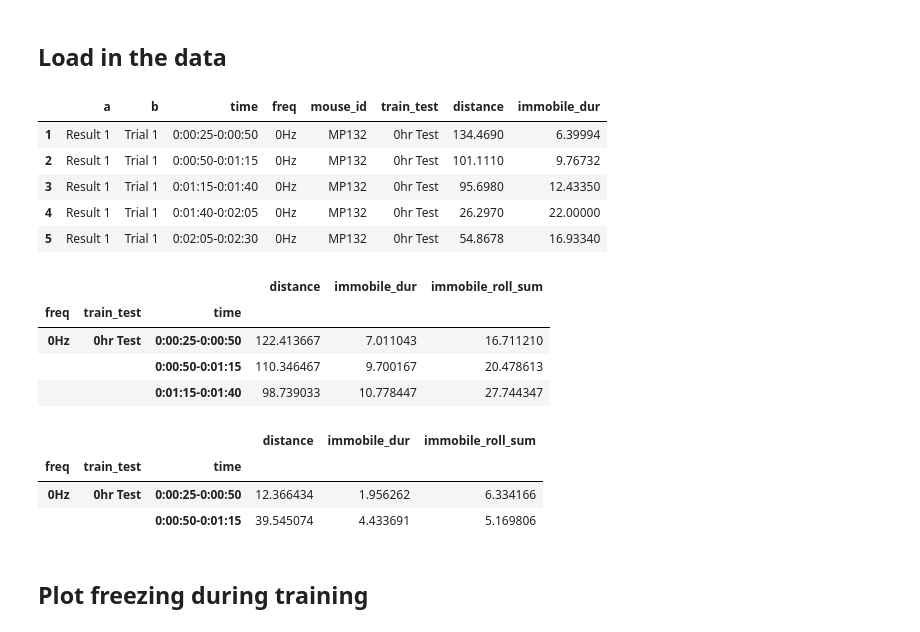
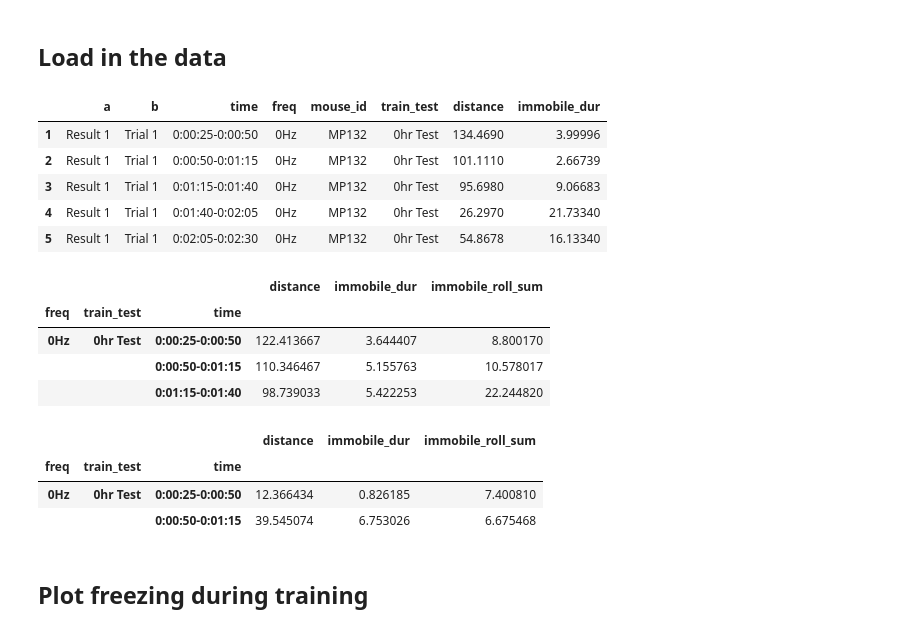
Before and after one commit to map222/MPNeuro, a Jupyter notebook: CalcRL Freezing behaviour.ipynb, the cells around one changed output. Cells and saved outputs as stored; diff of their text form; code cells hidden in the pictures.

```diff
--- a/CalcRL Freezing behaviour.ipynb
+++ b/CalcRL Freezing behaviour.ipynb
@@ -17,18 +17,18 @@ mpl.rc('lines', linewidth=3)
 # %%
 col_names = ['a', 'b', 'time', 'freq', 'mouse_id', 'train_test', 'distance', 'immobile_dur', 'c']
 #freeze_df = pd.read_csv('CalcRL freezing.csv', sep = ';', encoding='utf-16', skiprows=4, header=None)
-freeze_df = pd.read_csv('2016-Feb CalcRL frequency dependent freezing.csv', sep = ';', encoding='utf-16', skiprows=4, header=None)
+freeze_df = pd.read_csv('2016-Feb CalcRL frequency dependent freezing2.csv', sep = ';', encoding='utf-16', skiprows=4, header=None)
 freeze_df.columns = col_names
 freeze_df.drop(freeze_df.columns[-1], axis = 1, inplace=True)
 freeze_df.sort(columns = ['freq', 'train_test', 'mouse_id', 'time'], inplace=True)
 freeze_df.head()
 # %% [output]
 |  | a | b | time | freq | mouse_id | train_test | distance | immobile_dur |
-| 1 | Result 1 | Trial 1 | 0:00:25-0:00:50 | 0Hz | MP132 | 0hr Test | 134.4690 | 6.39994 |
-| 2 | Result 1 | Trial 1 | 0:00:50-0:01:15 | 0Hz | MP132 | 0hr Test | 101.1110 | 9.76732 |
-| 3 | Result 1 | Trial 1 | 0:01:15-0:01:40 | 0Hz | MP132 | 0hr Test | 95.6980 | 12.43350 |
-| 4 | Result 1 | Trial 1 | 0:01:40-0:02:05 | 0Hz | MP132 | 0hr Test | 26.2970 | 22.00000 |
-| 5 | Result 1 | Trial 1 | 0:02:05-0:02:30 | 0Hz | MP132 | 0hr Test | 54.8678 | 16.93340 |
+| 1 | Result 1 | Trial 1 | 0:00:25-0:00:50 | 0Hz | MP132 | 0hr Test | 134.4690 | 3.99996 |
+| 2 | Result 1 | Trial 1 | 0:00:50-0:01:15 | 0Hz | MP132 | 0hr Test | 101.1110 | 2.66739 |
+| 3 | Result 1 | Trial 1 | 0:01:15-0:01:40 | 0Hz | MP132 | 0hr Test | 95.6980 | 9.06683 |
+| 4 | Result 1 | Trial 1 | 0:01:40-0:02:05 | 0Hz | MP132 | 0hr Test | 26.2970 | 21.73340 |
+| 5 | Result 1 | Trial 1 | 0:02:05-0:02:30 | 0Hz | MP132 | 0hr Test | 54.8678 | 16.13340 |
 # %%
 one_min_sum = freeze_df['immobile_dur'] + np.roll(freeze_df['immobile_dur'], -1)
 freeze_df['immobile_roll_sum'] = one_min_sum
@@ -42,9 +42,9 @@ grouped_df_mean.head(3)
 # %% [output]
 |  |  |  | distance | immobile_dur | immobile_roll_sum |
 | freq | train_test | time |  |  |  |
-| 0Hz | 0hr Test | 0:00:25-0:00:50 | 122.413667 | 7.011043 | 16.711210 |
-|  |  | 0:00:50-0:01:15 | 110.346467 | 9.700167 | 20.478613 |
-|  |  | 0:01:15-0:01:40 | 98.739033 | 10.778447 | 27.744347 |
+| 0Hz | 0hr Test | 0:00:25-0:00:50 | 122.413667 | 3.644407 | 8.800170 |
+|  |  | 0:00:50-0:01:15 | 110.346467 | 5.155763 | 10.578017 |
+|  |  | 0:01:15-0:01:40 | 98.739033 | 5.422253 | 22.244820 |
 # %%
 grouped_df_std = freeze_df.groupby(['time', 'freq', 'train_test']).std()
 #grouped_df_std.drop('mouse_id', axis = 1, inplace=True)
@@ -56,8 +56,8 @@ grouped_df_std.head(2)
 # %% [output]
 |  |  |  | distance | immobile_dur | immobile_roll_sum |
 | freq | train_test | time |  |  |  |
-| 0Hz | 0hr Test | 0:00:25-0:00:50 | 12.366434 | 1.956262 | 6.334166 |
-|  |  | 0:00:50-0:01:15 | 39.545074 | 4.433691 | 5.169806 |
+| 0Hz | 0hr Test | 0:00:25-0:00:50 | 12.366434 | 0.826185 | 7.400810 |
+|  |  | 0:00:50-0:01:15 | 39.545074 | 6.753026 | 6.675468 |
 # %% [markdown]
 ## Plot freezing during training
 # %%
```
Also changed, not shown: parts of 5 cells of this notebook, 8 other files.
